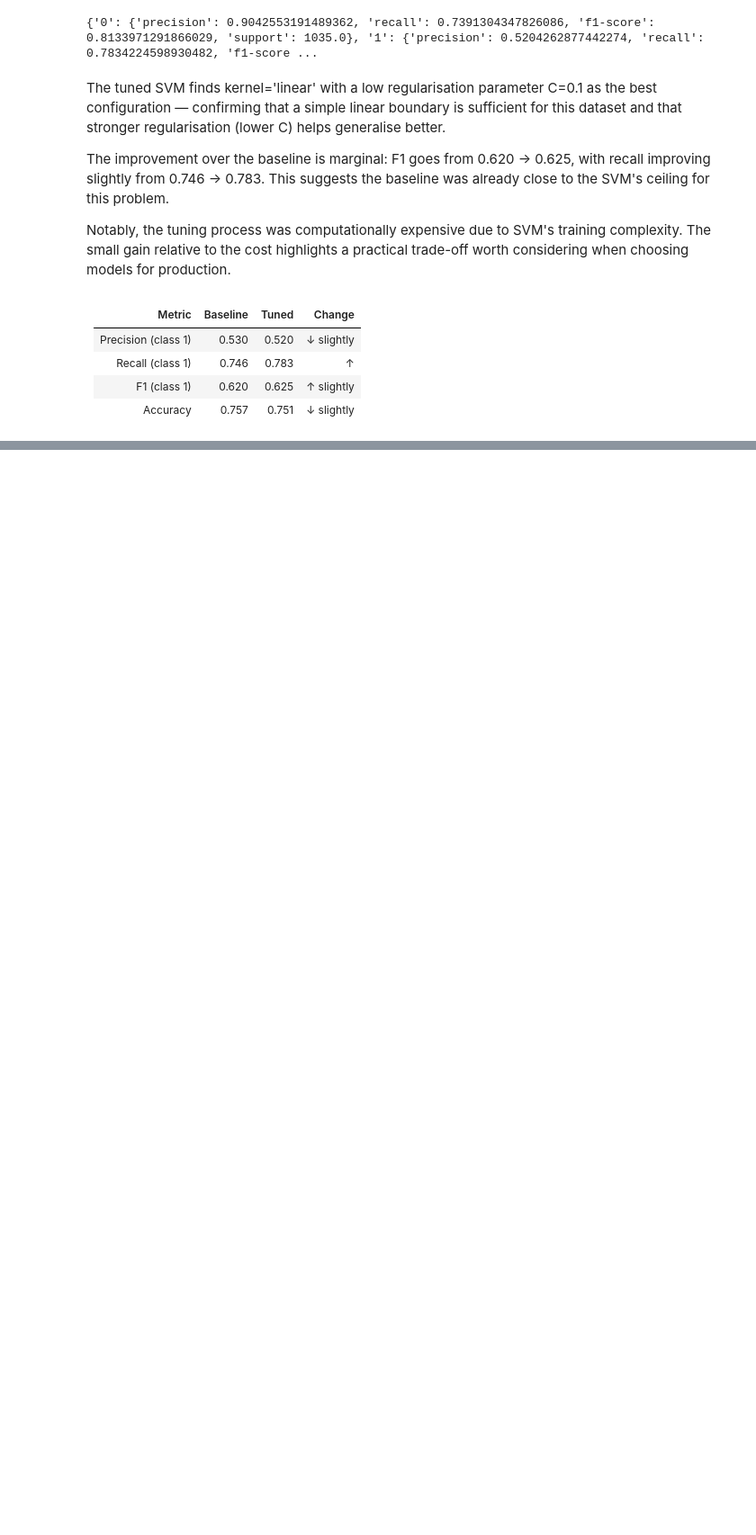
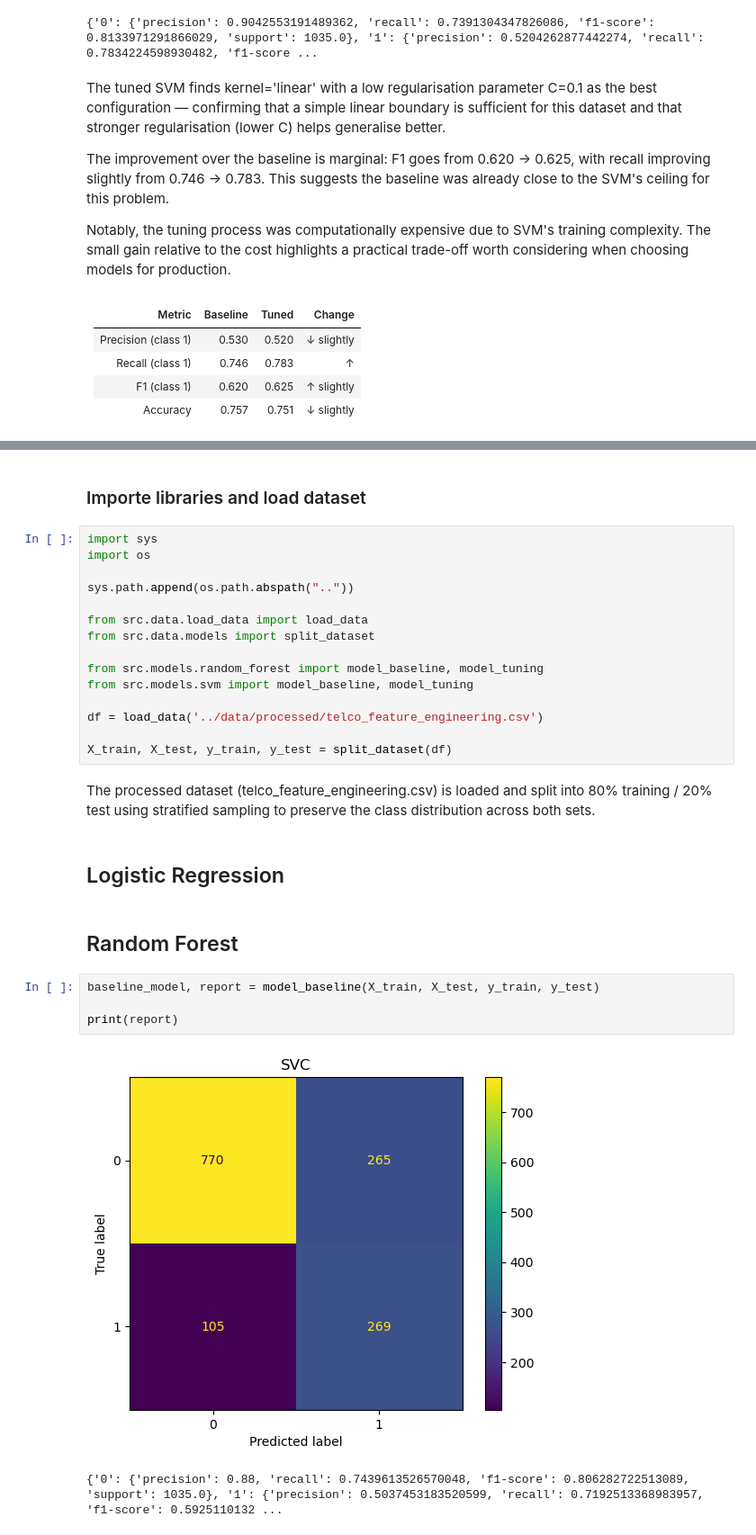
Before and after one commit to anarmsilva10/customer_churn, a Jupyter notebook: notebooks/04_models.ipynb, the cells around one changed output, grey strips where cells are left out. Shown at 90% size. Saved outputs shown, nothing was run; the diff lists cells and outputs as text; blank space fills up the shorter version.

Commit message:
random forest baseline model with feature engineering dataset

```diff
--- a/notebooks/04_models.ipynb
+++ b/notebooks/04_models.ipynb
@@ -121,0 +125,30 @@ Notably, the tuning process was computationally expensive due to SVM's training
+# %% [markdown]
+### Importe libraries and load dataset
+# %%
+import sys
+import os
+
+sys.path.append(os.path.abspath(".."))
+
+from src.data.load_data import load_data
+from src.data.models import split_dataset
+
+from src.models.random_forest import model_baseline, model_tuning
+from src.models.svm import model_baseline, model_tuning
+
+df = load_data('../data/processed/telco_feature_engineering.csv')
+
+X_train, X_test, y_train, y_test = split_dataset(df)
+# %% [markdown]
+The processed dataset (telco_feature_engineering.csv) is loaded and split into 80% training / 20% test using stratified sampling to preserve the class distribution across both sets.
+# %% [markdown]
+## Logistic Regression
+# %% [markdown]
+## Random Forest
+# %%
+baseline_model, report = model_baseline(X_train, X_test, y_train, y_test)
+
+print(report)
+# %% [output]
+[figure, added]
+{'0': {'precision': 0.88, 'recall': 0.7439613526570048, 'f1-score': 0.806282722513089, 'support': 1035.0}, '1': {'precision': 0.5037453183520599, 'recall': 0.7192513368983957, 'f1-score': 0.5925110132 ...
```
Also changed, not shown: parts of 8 cells of this notebook.
